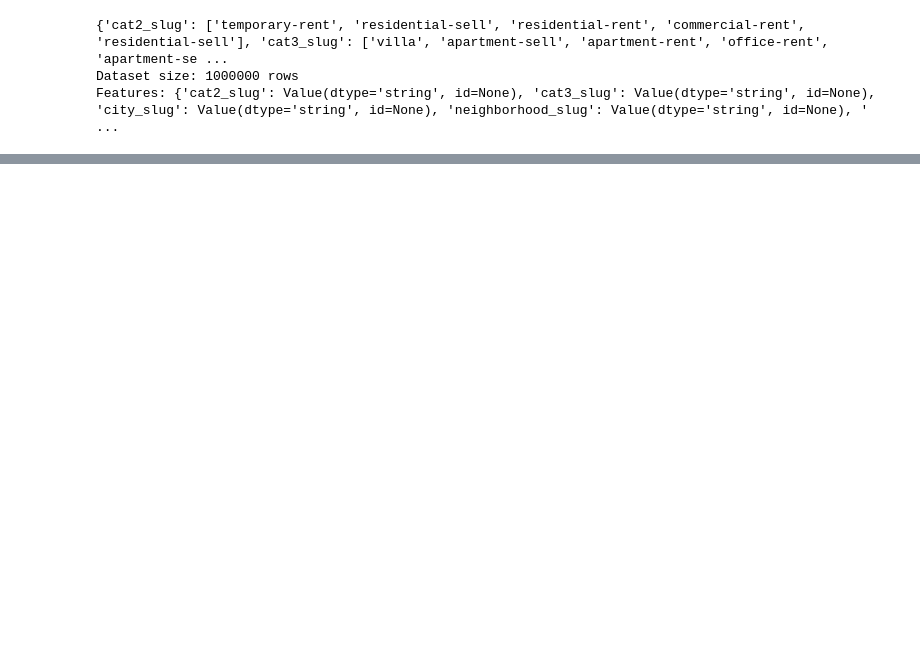
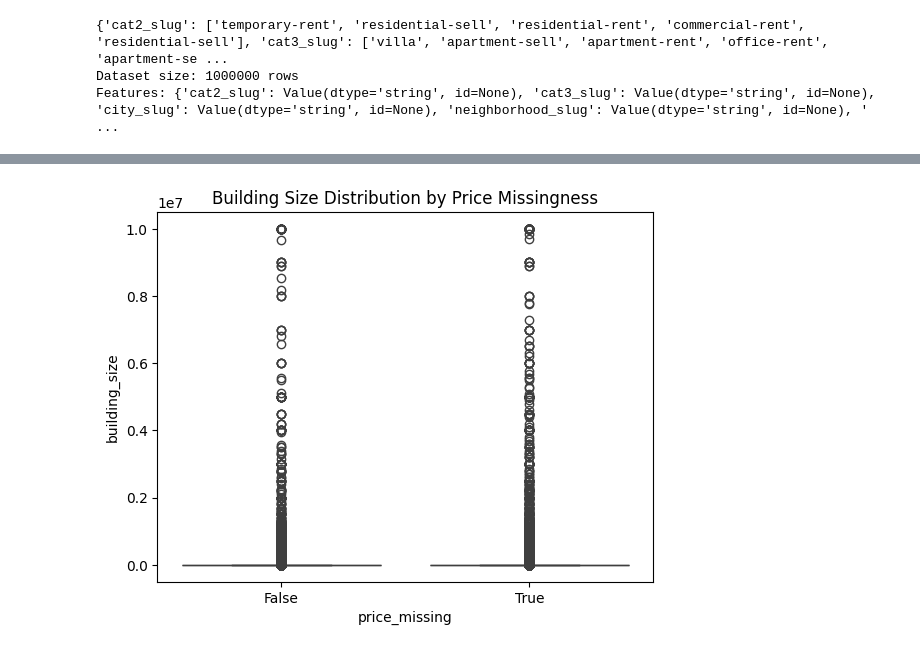
Before and after one commit to Arashjp8/hg-divar, a Jupyter notebook: index.ipynb, the cells around one changed output, grey strips where cells are left out. Cells and saved outputs as stored; diff of their text form; code cells hidden in the pictures; blank space fills up the shorter version.

```diff
--- a/index.ipynb
+++ b/index.ipynb
@@ -93,0 +159,8 @@ Correlation: 0.00022700250964781117, p-value: 0.8204220090616225
+# %%
+import seaborn as sns
+
+sns.boxplot(x='price_missing', y='building_size', data=df)
+plt.title('Building Size Distribution by Price Missingness')
+plt.show()
+# %% [output]
+[figure, added]
```
Also changed, not shown: parts of 12 cells of this notebook.
